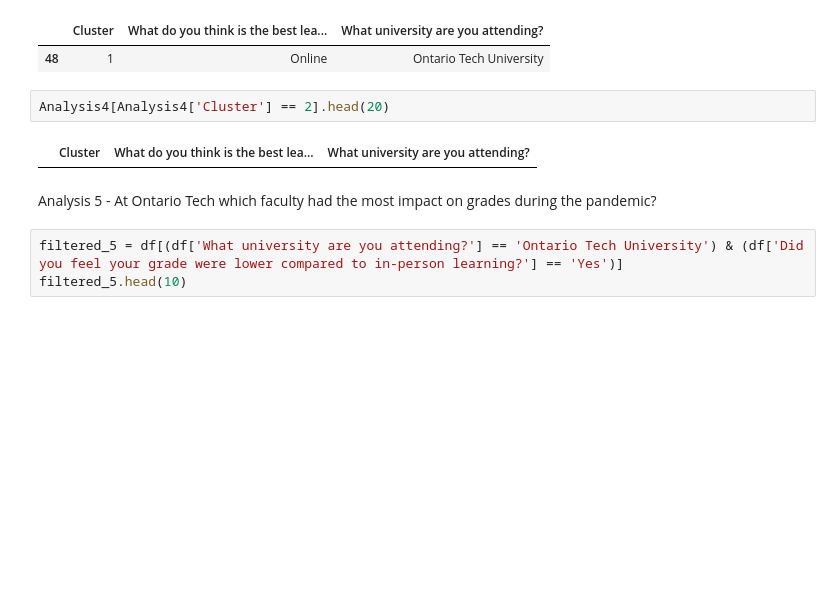
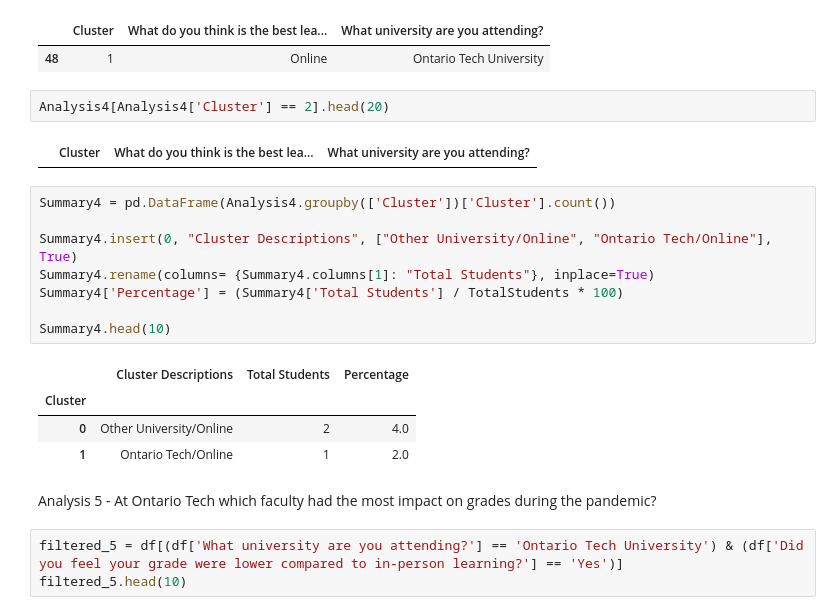
Before and after one commit to abdulbhutta/Summer-Research-2022, a Jupyter notebook: DataAnalysis.ipynb, the cells around one changed output. Cells and saved outputs as stored; diff of their text form; blank space fills up the shorter version.

```diff
--- a/DataAnalysis.ipynb
+++ b/DataAnalysis.ipynb
@@ -540,6 +540,19 @@ Analysis4[Analysis4['Cluster'] == 1].head(20)
 Analysis4[Analysis4['Cluster'] == 2].head(20)
 # %% [output]
 |  | Cluster | What do you think is the best lea... | What university are you attending? |
+# %%
+Summary4 = pd.DataFrame(Analysis4.groupby(['Cluster'])['Cluster'].count())
+
+Summary4.insert(0, "Cluster Descriptions", ["Other University/Online", "Ontario Tech/Online"], True)
+Summary4.rename(columns= {Summary4.columns[1]: "Total Students"}, inplace=True)
+Summary4['Percentage'] = (Summary4['Total Students'] / TotalStudents * 100)
+
+Summary4.head(10)
+# %% [output]
+|  | Cluster Descriptions | Total Students | Percentage |
+| Cluster |  |  |  |
+| 0 | Other University/Online | 2 | 4.0 |
+| 1 | Ontario Tech/Online | 1 | 2.0 |
 # %% [markdown]
 Analysis 5 - At Ontario Tech which faculty had the most impact on grades during the pandemic?
 # %%
```
Also changed, not shown: parts of 8 cells of this notebook.
